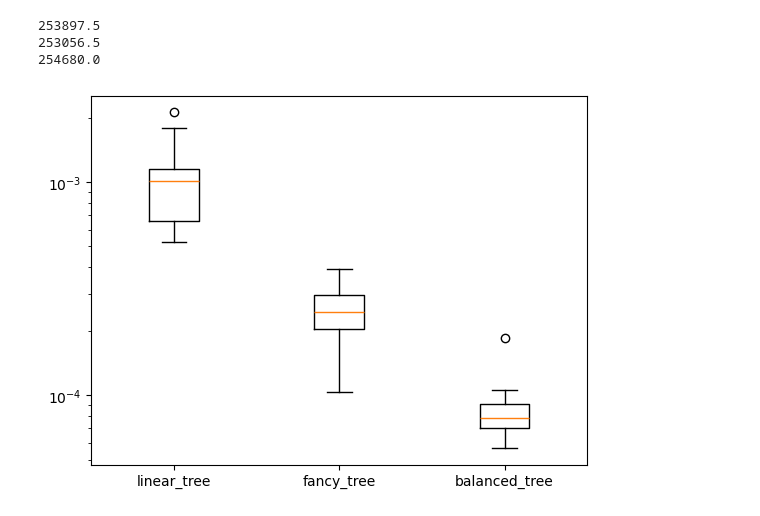
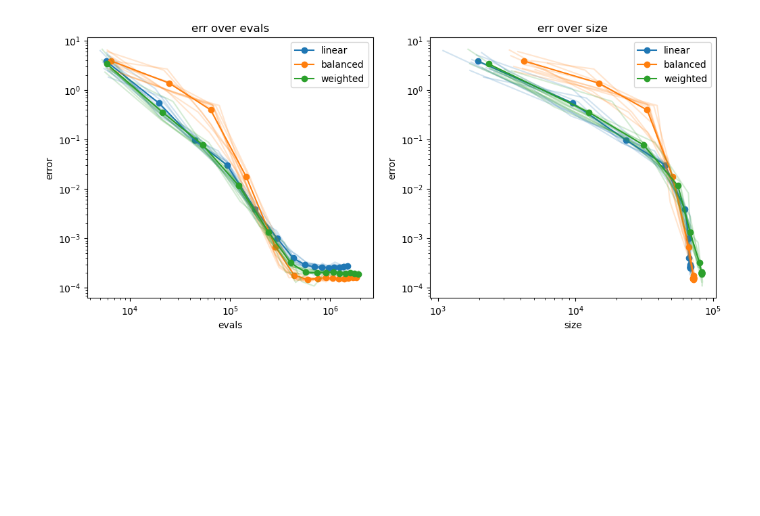
Before and after one commit to huberbenno/TT-IRT, a Jupyter notebook: python/htucker/tree_cross_torch_test.ipynb, the cells around one changed output. Drawn from its saved outputs; the diff is of its cells as text; code cells hidden in the pictures; blank space fills up the shorter version.

Commit message:
Refactor folder structure, more tree cross testing

```diff
--- a/python/htucker/tree_cross_torch_test.ipynb
+++ b/python/htucker/tree_cross_torch_test.ipynb
@@ -233,31 +214,25 @@ for run in range(runs):
-# %%
-errs_balanced = []
-evals_balanced = []
-
-for run in range(runs):
-  tree = Tree.from_tupletree((0,(((1,2),(3,4)),((5,6),(7,8)))))
-  C_a = TreeBasedTensor.randn(tree, (Nx,) + param_shape, Ny)
-
-  cross = TreeCross(C_a)
-  cross.run(cfun, n_iter=25, eps=1e-9, kickrank=40, verbose=False)
-  C_a.round(tol=tol)
-
-  errs = err_MC(C_a, cfun)
-
-  errs_balanced += [np.sqrt(np.mean(np.square(errs)))]
-  evals_balanced += [cross.n_eval]
-# %%
-print(np.mean(evals_linear))
-print(np.mean(evals_fancy))
-print(np.mean(evals_balanced))
-# %% [output]
-253897.5
-253056.5
-254680.0
 # %%
-fig, ax = plt.subplots()
+fig, axs = plt.subplots(1,2, figsize=(12,5))
 
-ax.boxplot([errs_linear,errs_fancy, errs_balanced], tick_labels=['linear_tree', 'fancy_tree', 'balanced_tree'])
-ax.set_yscale('log')
+axs[0].set_title('err over evals')
+axs[0].set_xlabel('evals')
+axs[1].set_title('err over size')
+axs[1].set_xlabel('size')
+for tree_type in trees.keys():
+  evals = np.array(res[tree_type]['evals'])
+  sizes = np.array(res[tree_type]['sizes'])
+  errs = np.array(res[tree_type]['errs'])
+  p = axs[0].plot(np.mean(evals, axis=0), np.mean(errs, axis=0), marker='o', label=tree_type)
+  # axs[0].fill_between(np.mean(evals, axis=0), np.min(errs, axis=0), np.max(errs, axis=0), alpha=.5)
+  axs[0].plot(evals.T, errs.T, alpha=.2, c = p[0].get_color())
+  axs[1].plot(np.mean(sizes, axis=0), np.mean(errs, axis=0), marker='o', label=tree_type)
+  # axs[1].fill_between(np.mean(sizes, axis=0), np.min(errs, axis=0), np.max(errs, axis=0), alpha=.5)
+  axs[1].plot(sizes.T, errs.T, alpha=.2, c = p[0].get_color())
+
+for ax in axs:
+  ax.legend()
+  ax.set_xscale('log')
+  ax.set_yscale('log')
+  ax.set_ylabel('error')
 # %% [output]
-[figure, old version]
+[figure, new version]
```
Also changed, not shown: parts of 10 cells of this notebook, 17 other files.
